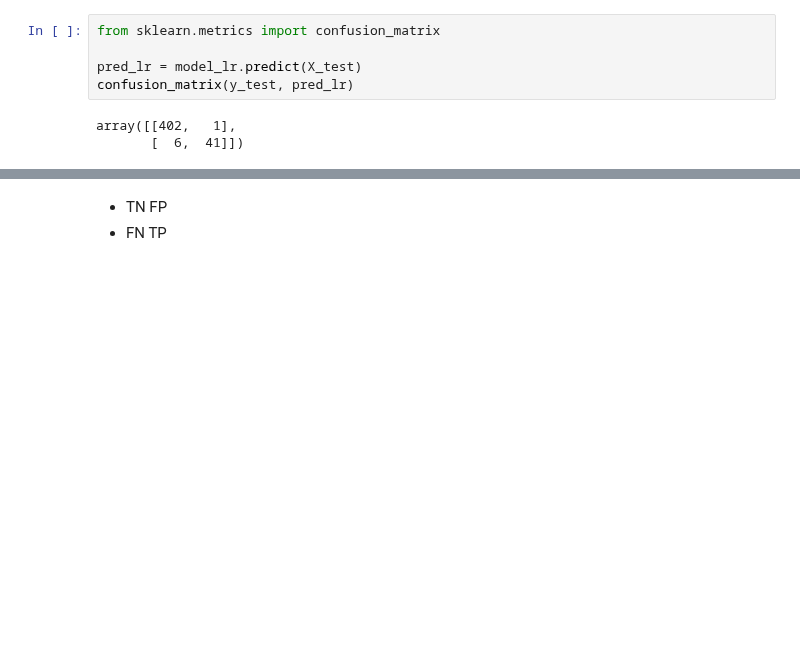
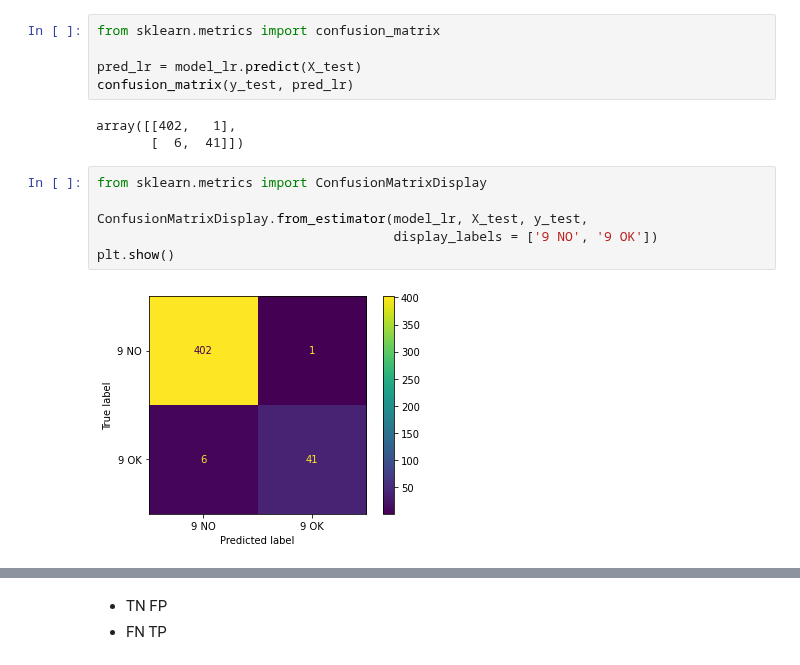
Before and after one commit to hwayoung306/AI, a Jupyter notebook: 20220504_ml_07_지도학습_모델평가_성능향상_ipynb의_사본.ipynb, the cells around one changed output, grey strips where cells are left out. Saved outputs shown, nothing was run; the diff lists cells and outputs as text; blank space fills up the shorter version.

```diff
--- a/20220504_ml_07_지도학습_모델평가_성능향상_ipynb의_사본.ipynb
+++ b/20220504_ml_07_지도학습_모델평가_성능향상_ipynb의_사본.ipynb
@@ -781,3 +817,11 @@ confusion_matrix(y_test, pred_lr)
 # %% [output]
 array([[402,   1],
        [  6,  41]])
+# %%
+from sklearn.metrics import ConfusionMatrixDisplay
+
+ConfusionMatrixDisplay.from_estimator(model_lr, X_test, y_test,
+                                      display_labels = ['9 NO', '9 OK'])
+plt.show()
+# %% [output]
+[figure, added]
```
Also changed, not shown: parts of 45 cells of this notebook.
